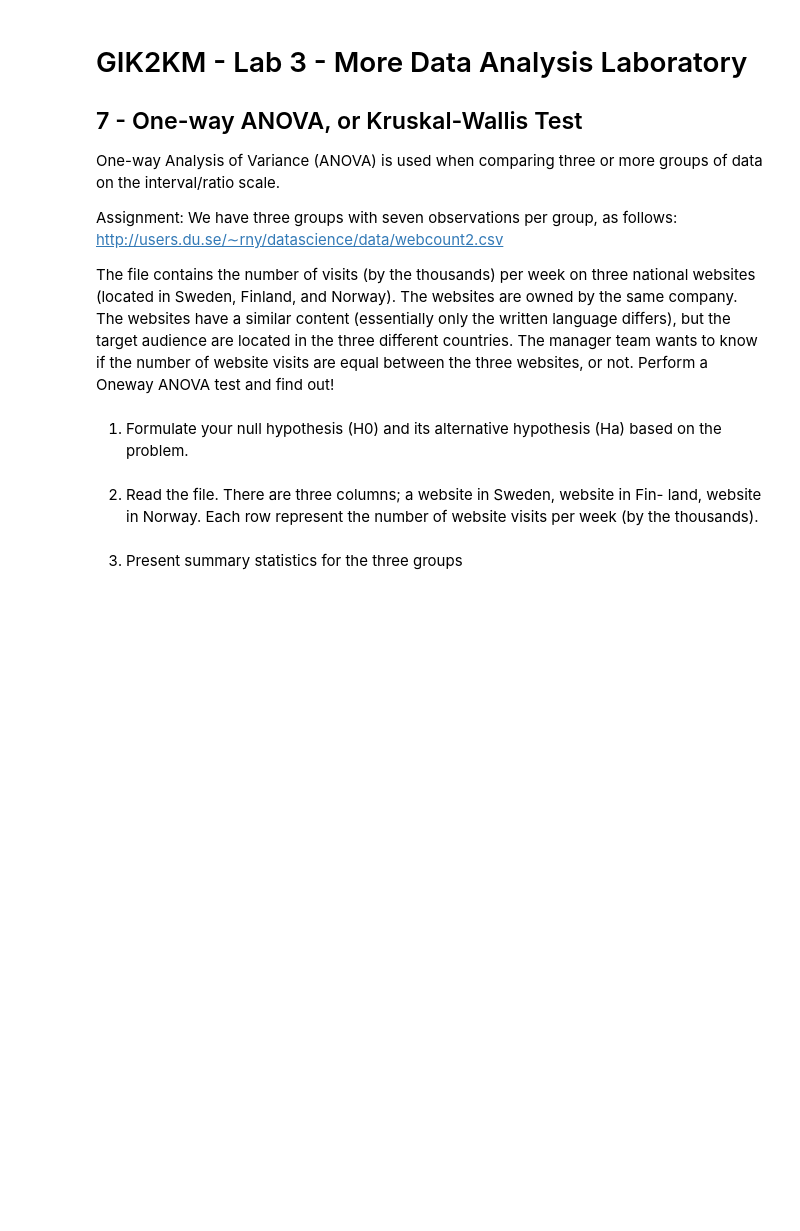
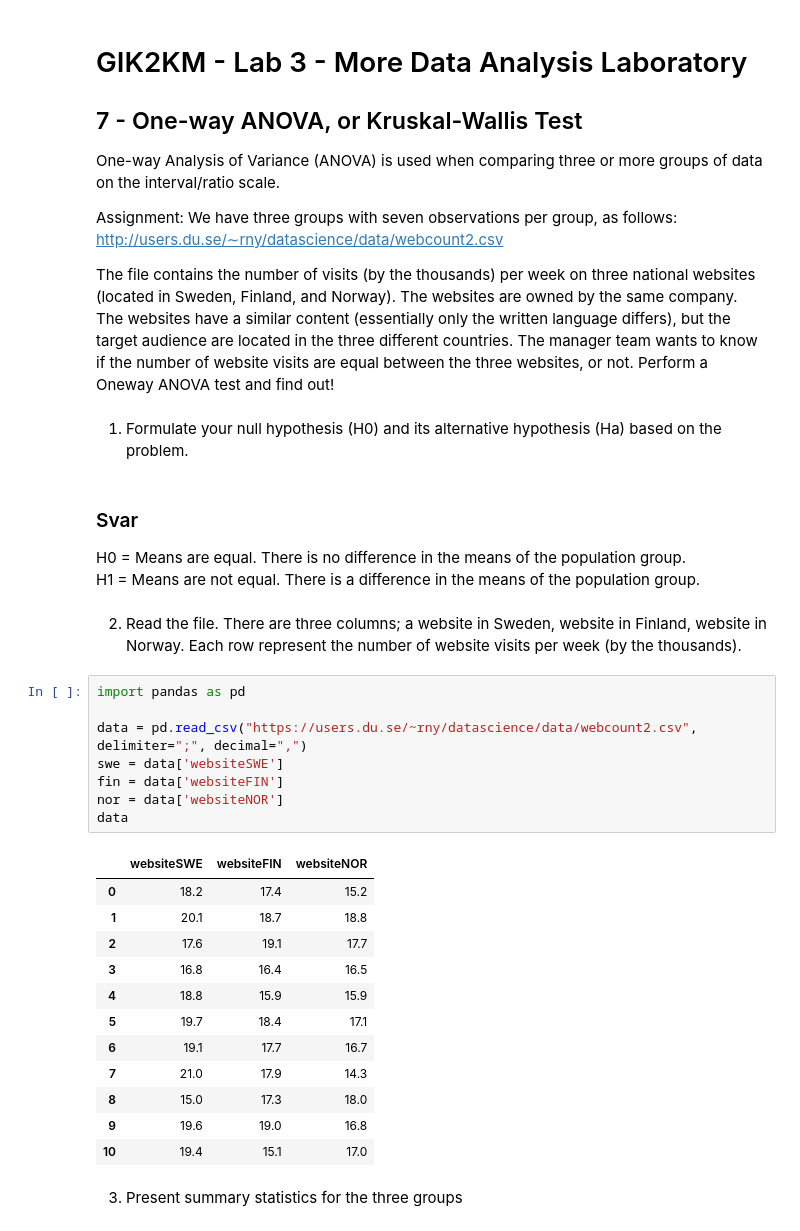
Before and after one commit to sebdanielsson/jupyter-notebooks, a Jupyter notebook: GIK2KM/Labs/Lab 3/lab3.ipynb, the cells around one changed output. Cells and saved outputs as stored; diff of their text form; blank space fills up the shorter version.

```diff
--- a/GIK2KM/Labs/Lab 3/lab3.ipynb
+++ b/GIK2KM/Labs/Lab 3/lab3.ipynb
@@ -11,7 +11,33 @@ Assignment: We have three groups with seven observations per group, as follows:
 The file contains the number of visits (by the thousands) per week on three national websites (located in Sweden, Finland, and Norway). The websites are owned by the same company. The websites have a similar content (essentially only the written language differs), but the target audience are located in the three different countries. The manager team wants to know if the number of website visits are equal between the three websites, or not. Perform a Oneway ANOVA test and find out!
 # %% [markdown]
 1. Formulate your null hypothesis (H0) and its alternative hypothesis (Ha) based on the problem.
+# %% [markdown]
+### Svar
+
+H0 = Means are equal. There is no difference in the means of the population group.
+H1 = Means are not equal. There is a difference in the means of the population group.
 # %% [markdown]
-2. Read the file. There are three columns; a website in Sweden, website in Fin- land, website in Norway. Each row represent the number of website visits per week (by the thousands).
+2. Read the file. There are three columns; a website in Sweden, website in Finland, website in Norway. Each row represent the number of website visits per week (by the thousands).
+# %%
+import pandas as pd
+
+data = pd.read_csv("https://users.du.se/~rny/datascience/data/webcount2.csv", delimiter=";", decimal=",")
+swe = data['websiteSWE']
+fin = data['websiteFIN']
+nor = data['websiteNOR']
+data
+# %% [output]
+|  | websiteSWE | websiteFIN | websiteNOR |
+| 0 | 18.2 | 17.4 | 15.2 |
+| 1 | 20.1 | 18.7 | 18.8 |
+| 2 | 17.6 | 19.1 | 17.7 |
+| 3 | 16.8 | 16.4 | 16.5 |
+| 4 | 18.8 | 15.9 | 15.9 |
+| 5 | 19.7 | 18.4 | 17.1 |
+| 6 | 19.1 | 17.7 | 16.7 |
+| 7 | 21.0 | 17.9 | 14.3 |
+| 8 | 15.0 | 17.3 | 18.0 |
+| 9 | 19.6 | 19.0 | 16.8 |
+| 10 | 19.4 | 15.1 | 17.0 |
 # %% [markdown]
 3. Present summary statistics for the three groups
```
Also changed, not shown: parts of 13 cells of this notebook.
